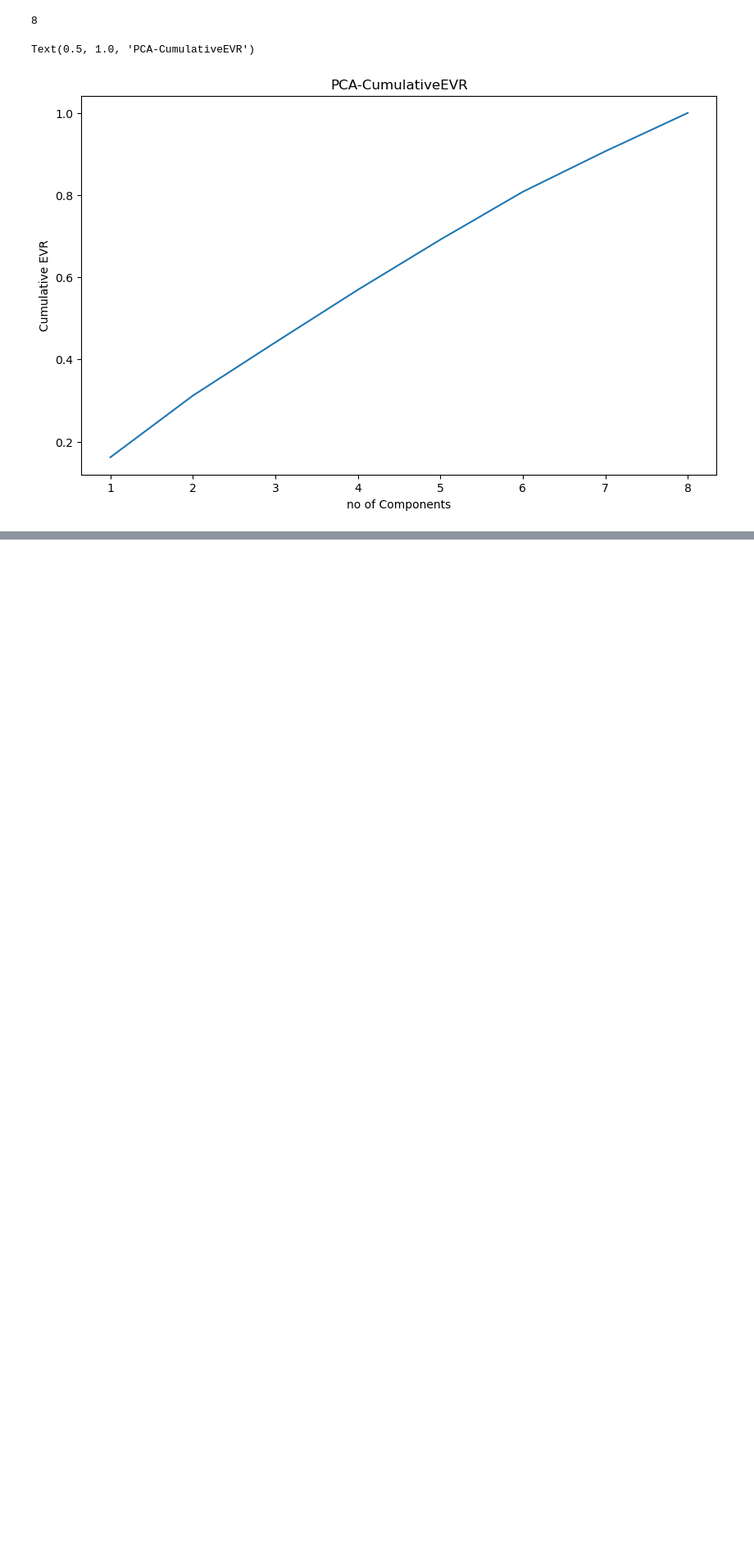
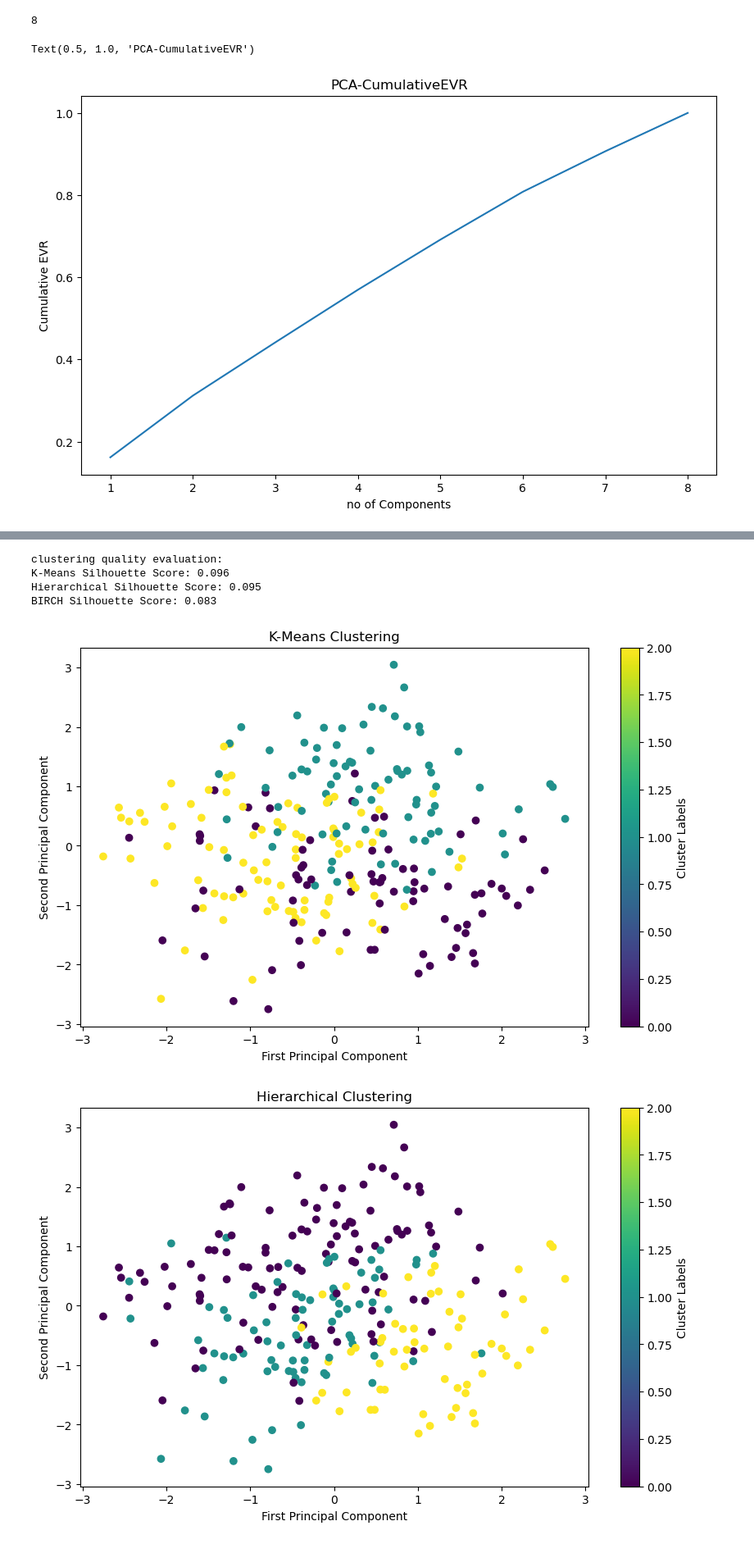
Before and after one commit to srinijalanda93/Adavance_ML, a Jupyter notebook: ETE-1/ETE1_26.ipynb, the cells around one changed output, grey strips where cells are left out. Shown at 82% size. Drawn from its saved outputs; the diff is of its cells as text; code cells hidden in the pictures; blank space fills up the shorter version.

```diff
--- a/ETE-1/ETE1_26.ipynb
+++ b/ETE-1/ETE1_26.ipynb
@@ -135,0 +194,12 @@ silhouette_scores_birch = []
+# %%
+#apply clustering with optimal k
+k_optimal = 3
+
+#apply different clustering methods
+kmeans = KMeans(n_clusters=k_optimal, random_state=42)
+hierarchical = AgglomerativeClustering(n_clusters=k_optimal)
+birch = Birch(n_clusters=k_optimal)
+
+print(kmeans)
+print(hierarchical)
+print(birch)
@@ -135,0 +210,56 @@ silhouette_scores_birch = []
+# %%
+#cluster labels
+kmeans_labels = kmeans.fit_predict(features_df)
+hierarchical_labels = hierarchical.fit_predict(features_df)
+birch_labels = birch.fit_predict(features_df)
+# %%
+# evaluate and compare methods
+def evaluate_clustering(data, labels, method_name):
+    score = silhouette_score(data, labels)
+    print(f"{method_name} Silhouette Score: {score:.3f}")
+
+
+print("clustering quality evaluation:")
+evaluate_clustering(features_df, kmeans_labels, "K-Means")
+evaluate_clustering(features_df, hierarchical_labels, "Hierarchical")
+evaluate_clustering(features_df, birch_labels, "BIRCH")
+# %% [output]
+clustering quality evaluation:
+K-Means Silhouette Score: 0.096
+Hierarchical Silhouette Score: 0.095
+BIRCH Silhouette Score: 0.083
+# %%
+#visual
+pca = PCA(n_components=2)
+X_pca = pca.fit_transform(features_df)
+
+# K-Means
+plt.figure(figsize=(10, 6))
+plt.scatter(X_pca[:, 0], X_pca[:, 1], c=kmeans_labels, cmap='viridis')
+plt.title('K-Means Clustering')
+plt.xlabel('First Principal Component')
+plt.ylabel('Second Principal Component')
+plt.colorbar(label='Cluster Labels')
+plt.show()
+
+
+#hierarchical
+plt.figure(figsize=(10, 6))
+plt.scatter(X_pca[:, 0], X_pca[:, 1], c=hierarchical_labels, cmap='viridis')
+plt.title('Hierarchical Clustering')
+plt.xlabel('First Principal Component')
+plt.ylabel('Second Principal Component')
+plt.colorbar(label='Cluster Labels')
+plt.show()
+
+# BIRCH
+plt.figure(figsize=(10, 6))
+plt.scatter(X_pca[:, 0], X_pca[:, 1], c=birch_labels, cmap='viridis')
+plt.title('BIRCH Clustering')
+plt.xlabel('First Principal Component')
+plt.ylabel('Second Principal Component')
+plt.colorbar(label='Cluster Labels')
+plt.show()
+# %% [output]
+[figure, added]
+[figure, added]
```
Also changed, not shown: parts of 10 cells of this notebook, 2 other files.
